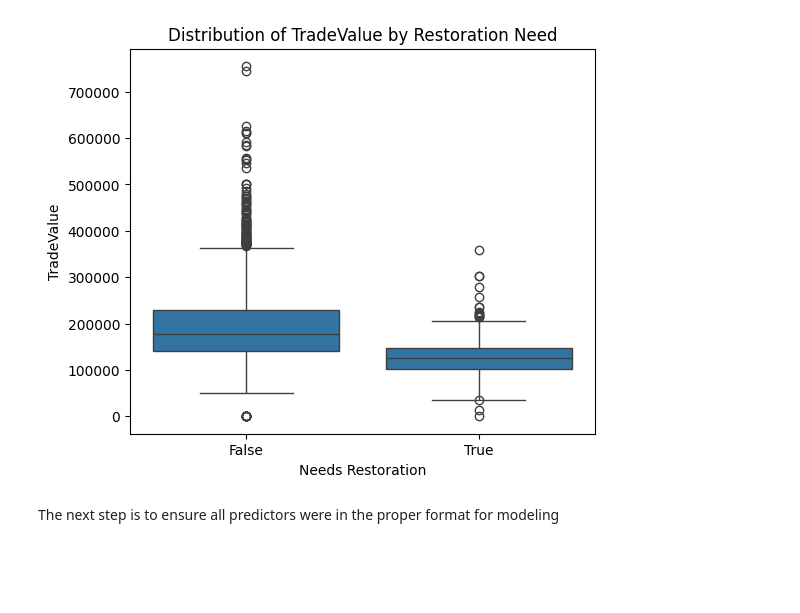
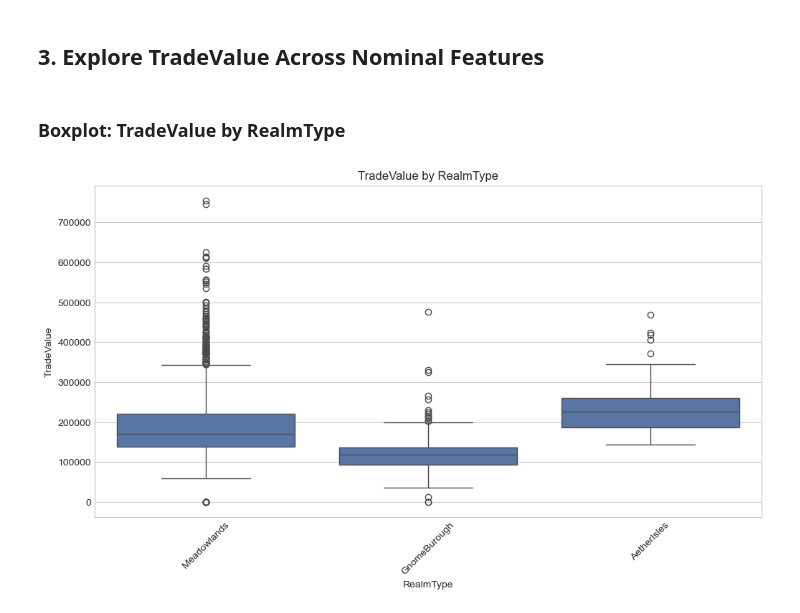
Before and after one commit to PatBaruch/DDD, a Jupyter notebook: it3.ipynb, the cells around one changed output. Cells and saved outputs as stored; diff of their text form; code cells hidden in the pictures; blank space fills up the shorter version.

Commit message:
model done just need markdown adjustments

```diff
--- a/it3.ipynb
+++ b/it3.ipynb
@@ -98,0 +1,9 @@ Boxplot for comparison and findign possible relationships/trends
+# %%
+import pandas as pd
+import matplotlib.pyplot as plt
+import seaborn as sns
+
+# Set a style and figure size for plots
+plt.style.use('seaborn-v0_8-whitegrid')
+sns.set_palette("deep")
+plt.rcParams['figure.figsize'] = (12, 6)
@@ -98,0 +12,11 @@ Boxplot for comparison and findign possible relationships/trends
+# %%
+df = pd.read_csv("cleaned/restoration_ready_data.csv")
+
+# Preview the Data
+print("Data Shape:", df.shape)
+print("\nData Head:")
+print(df.head())
+print("\nData Info:")
+print(df.info())
+print("\nMissing Values:")
+print(df.isnull().sum())
@@ -99,13 +52,14 @@ Boxplot for comparison and findign possible relationships/trends
+# %% [markdown]
+## **3. Explore TradeValue Across Nominal Features**
+# %% [markdown]
+<h3>Boxplot: TradeValue by RealmType</h3>
 # %%
-import seaborn as sns
-
-plt.figure(figsize=(6, 5))
-sns.boxplot(x='NeedsRestoration', y='TradeValue', data=df_merged)
-plt.title("Distribution of TradeValue by Restoration Need")
-plt.xlabel("Needs Restoration")
-plt.ylabel("TradeValue")
+plt.figure()
+sns.boxplot(x='RealmType', y='TradeValue', data=df)
+plt.title('TradeValue by RealmType')
+plt.xlabel('RealmType')
+plt.ylabel('TradeValue')
+plt.xticks(rotation=45)
 plt.show()
 # %% [output]
-[figure, old version]
+[figure, new version]
-# %% [markdown]
-The next step is to ensure all predictors were in the proper format for modeling
```
Also changed, not shown: parts of 29 cells of this notebook, 17 other files.
